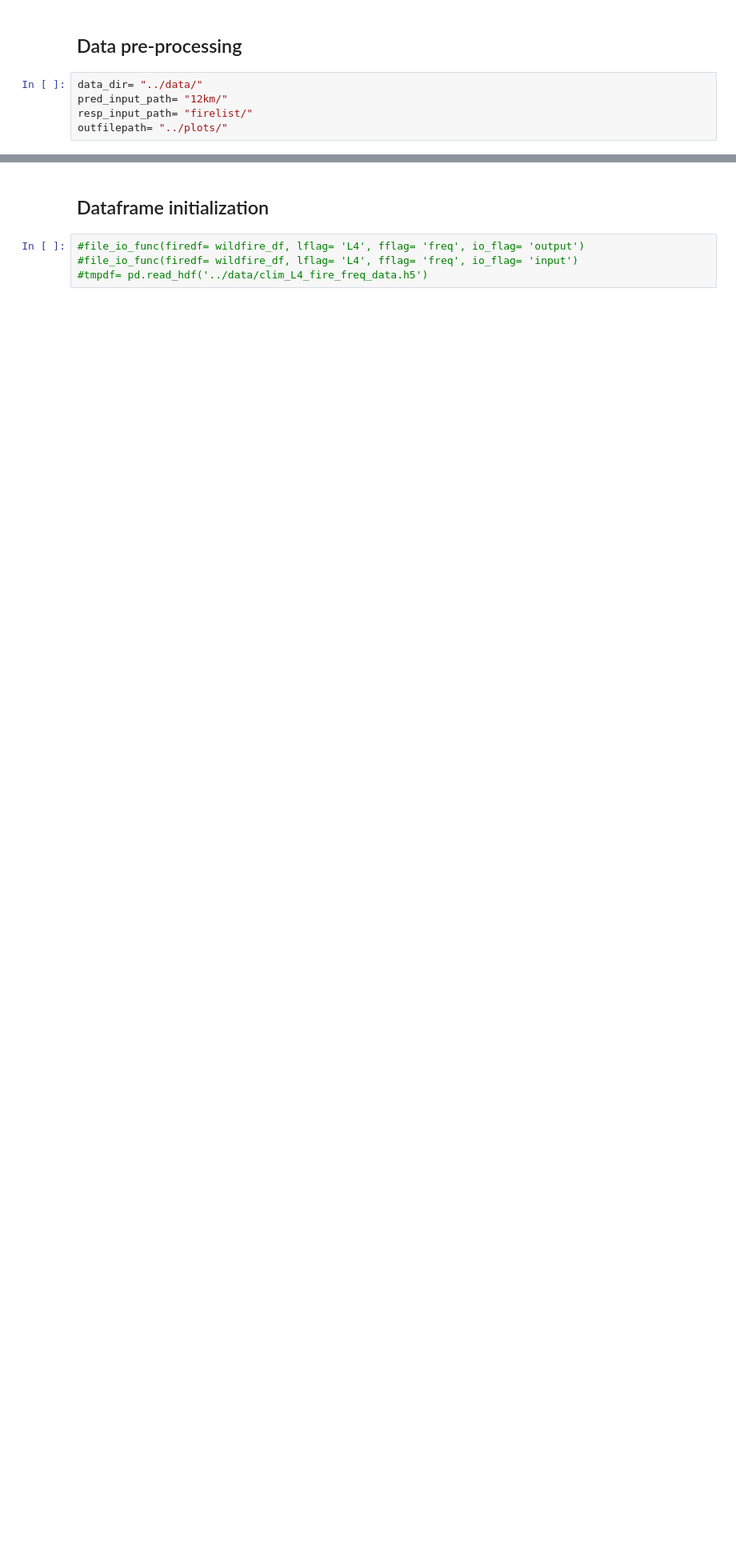
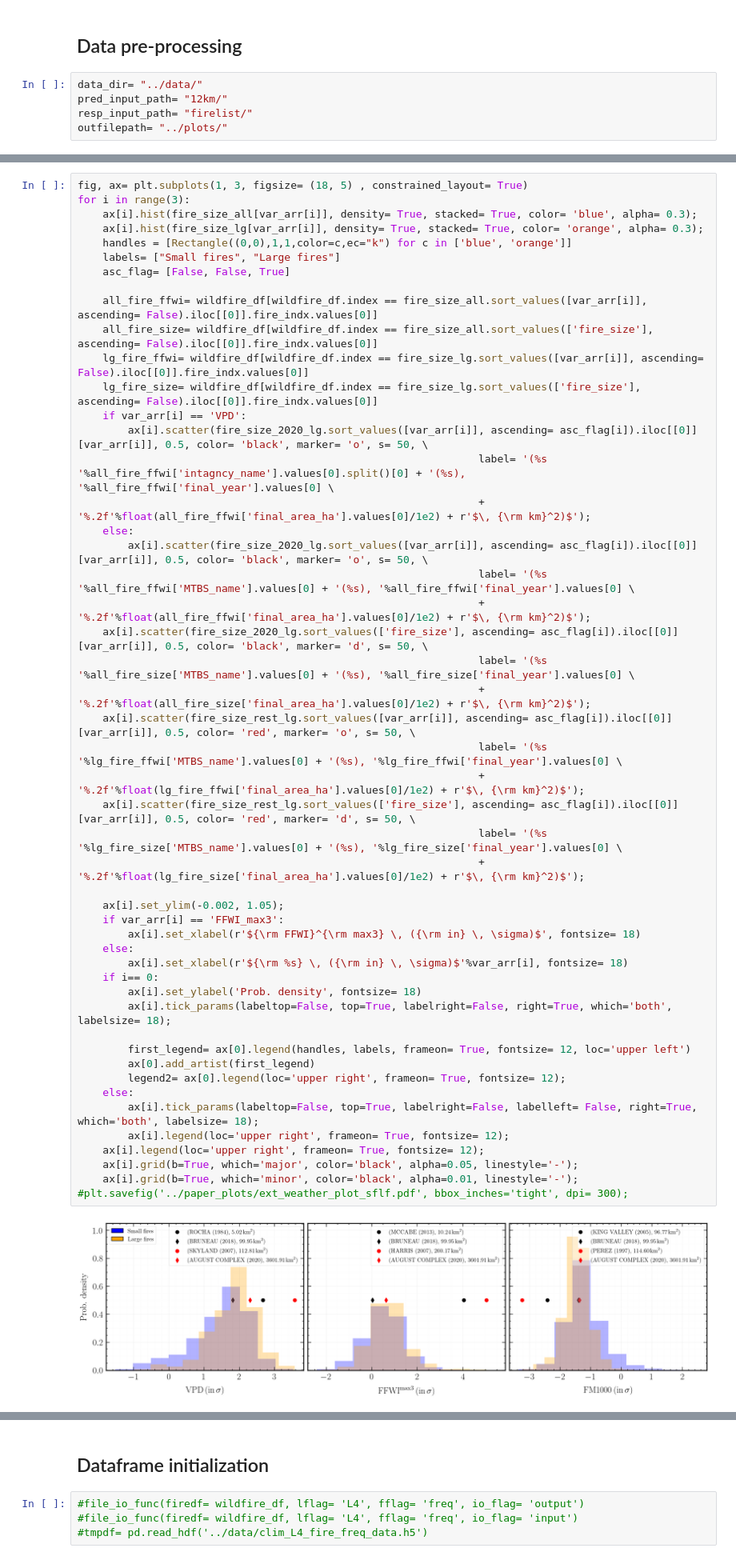
Before and after one commit to jtbuch/smlfire1.0, a Jupyter notebook: scripts/prelim_data_processing_and_analysis.ipynb, the cells around one changed output, grey strips where cells are left out. Shown at 80% size. Saved outputs shown, nothing was run; the diff lists cells and outputs as text; blank space fills up the shorter version.

```diff
--- a/scripts/prelim_data_processing_and_analysis.ipynb
+++ b/scripts/prelim_data_processing_and_analysis.ipynb
@@ -89,0 +147,52 @@ grouped= wildfire_df.groupby(['reg_indx'])
+# %%
+fig, ax= plt.subplots(1, 3, figsize= (18, 5) , constrained_layout= True)
+for i in range(3):
+    ax[i].hist(fire_size_all[var_arr[i]], density= True, stacked= True, color= 'blue', alpha= 0.3);
+    ax[i].hist(fire_size_lg[var_arr[i]], density= True, stacked= True, color= 'orange', alpha= 0.3);
+    handles = [Rectangle((0,0),1,1,color=c,ec="k") for c in ['blue', 'orange']]
+    labels= ["Small fires", "Large fires"]
+    asc_flag= [False, False, True]
+
+    all_fire_ffwi= wildfire_df[wildfire_df.index == fire_size_all.sort_values([var_arr[i]], ascending= False).iloc[[0]].fire_indx.values[0]]
+    all_fire_size= wildfire_df[wildfire_df.index == fire_size_all.sort_values(['fire_size'], ascending= False).iloc[[0]].fire_indx.values[0]]
+    lg_fire_ffwi= wildfire_df[wildfire_df.index == fire_size_lg.sort_values([var_arr[i]], ascending= False).iloc[[0]].fire_indx.values[0]]
+    lg_fire_size= wildfire_df[wildfire_df.index == fire_size_lg.sort_values(['fire_size'], ascending= False).iloc[[0]].fire_indx.values[0]]
+    if var_arr[i] == 'VPD':
+        ax[i].scatter(fire_size_2020_lg.sort_values([var_arr[i]], ascending= asc_flag[i]).iloc[[0]][var_arr[i]], 0.5, color= 'black', marker= 'o', s= 50, \
+                                                                label= '(%s '%all_fire_ffwi['intagncy_name'].values[0].split()[0] + '(%s), '%all_fire_ffwi['final_year'].values[0] \
+                                                                + '%.2f'%float(all_fire_ffwi['final_area_ha'].values[0]/1e2) + r'$\, {\rm km}^2)$');
+    else:
+        ax[i].scatter(fire_size_2020_lg.sort_values([var_arr[i]], ascending= asc_flag[i]).iloc[[0]][var_arr[i]], 0.5, color= 'black', marker= 'o', s= 50, \
+                                                                label= '(%s '%all_fire_ffwi['MTBS_name'].values[0] + '(%s), '%all_fire_ffwi['final_year'].values[0] \
+                                                                + '%.2f'%float(all_fire_ffwi['final_area_ha'].values[0]/1e2) + r'$\, {\rm km}^2)$');
+    ax[i].scatter(fire_size_2020_lg.sort_values(['fire_size'], ascending= asc_flag[i]).iloc[[0]][var_arr[i]], 0.5, color= 'black', marker= 'd', s= 50, \
+                                                                label= '(%s '%all_fire_size['MTBS_name'].values[0] + '(%s), '%all_fire_size['final_year'].values[0] \
+                                                                + '%.2f'%float(all_fire_size['final_area_ha'].values[0]/1e2) + r'$\, {\rm km}^2)$');
+    ax[i].scatter(fire_size_rest_lg.sort_values([var_arr[i]], ascending= asc_flag[i]).iloc[[0]][var_arr[i]], 0.5, color= 'red', marker= 'o', s= 50, \
+                                                                label= '(%s '%lg_fire_ffwi['MTBS_name'].values[0] + '(%s), '%lg_fire_ffwi['final_year'].values[0] \
+                                                                + '%.2f'%float(lg_fire_ffwi['final_area_ha'].values[0]/1e2) + r'$\, {\rm km}^2)$');
+    ax[i].scatter(fire_size_rest_lg.sort_values(['fire_size'], ascending= asc_flag[i]).iloc[[0]][var_arr[i]], 0.5, color= 'red', marker= 'd', s= 50, \
+                                                                label= '(%s '%lg_fire_size['MTBS_name'].values[0] + '(%s), '%lg_fire_size['final_year'].values[0] \
+                                                                + '%.2f'%float(lg_fire_size['final_area_ha'].values[0]/1e2) + r'$\, {\rm km}^2)$');
+
+    ax[i].set_ylim(-0.002, 1.05);
+    if var_arr[i] == 'FFWI_max3':
+        ax[i].set_xlabel(r'${\rm FFWI}^{\rm max3} \, ({\rm in} \, \sigma)$', fontsize= 18)
+    else:
+        ax[i].set_xlabel(r'${\rm %s} \, ({\rm in} \, \sigma)$'%var_arr[i], fontsize= 18)
+    if i== 0:
+        ax[i].set_ylabel('Prob. density', fontsize= 18)
+        ax[i].tick_params(labeltop=False, top=True, labelright=False, right=True, which='both', labelsize= 18);
+
+        first_legend= ax[0].legend(handles, labels, frameon= True, fontsize= 12, loc='upper left')
+        ax[0].add_artist(first_legend)
+        legend2= ax[0].legend(loc='upper right', frameon= True, fontsize= 12);
+    else:
+        ax[i].tick_params(labeltop=False, top=True, labelright=False, labelleft= False, right=True, which='both', labelsize= 18);
+        ax[i].legend(loc='upper right', frameon= True, fontsize= 12);
+    ax[i].legend(loc='upper right', frameon= True, fontsize= 12);
+    ax[i].grid(b=True, which='major', color='black', alpha=0.05, linestyle='-');
+    ax[i].grid(b=True, which='minor', color='black', alpha=0.01, linestyle='-');
+#plt.savefig('../paper_plots/ext_weather_plot_sflf.pdf', bbox_inches='tight', dpi= 300);
+# %% [output]
+[figure, added]
```
Also changed, not shown: parts of 21 cells of this notebook, 2 other files.
